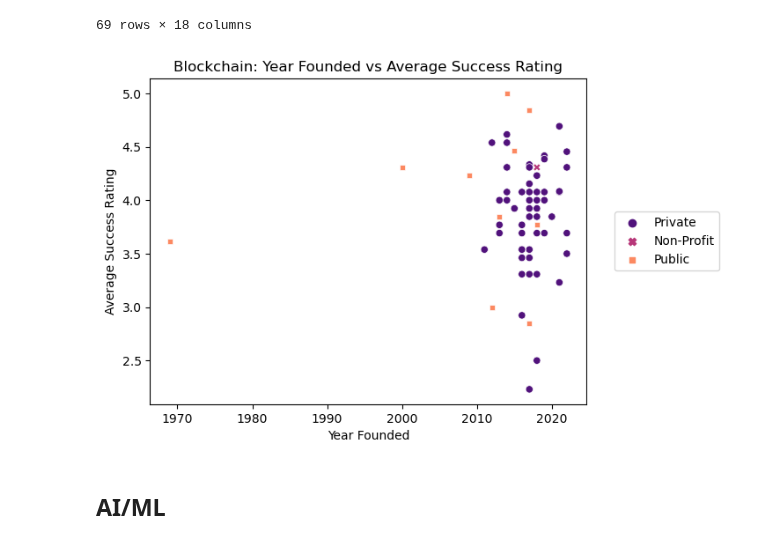
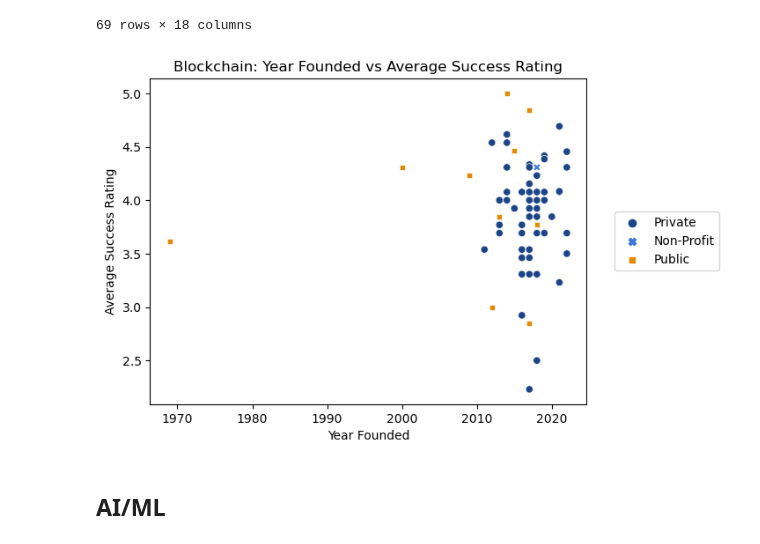
Before and after one commit to abigailmyu/futurist-analysis, a Jupyter notebook: Futurist_Analysis.ipynb, the cells around one changed output. Saved outputs shown, nothing was run; the diff lists cells and outputs as text; code cells hidden in the pictures.

```diff
--- a/Futurist_Analysis.ipynb
+++ b/Futurist_Analysis.ipynb
@@ -69,15 +65,21 @@ blockchain_success_factors
 | 209 | Unchained | Private | 2016.0 | 4.0 | 4.0 | ... |
 69 rows × 18 columns
 # %%
+# Palette (in order):
+# Primary: dark blue, light blue, orange – "#1C4587", "#3D78D8", "#E48900"
+# Secondary: yellow, light green – "#FFD966", "#93C47D"
+palette_1 = {"Private": "#1C4587", "Public": "#E48900", "Non-Profit": "#3D78D8"}
+# Unfortunately, one can't specify entire marker styles for matplotlib yet :(
+
 sns.scatterplot(data=blockchain_success_factors, x='Founded in', y='Average Success Rating',
                 hue='Public/private company', style='Public/private company',
-                palette='magma').legend(loc='center left', bbox_to_anchor=(1.05, 0.5), ncol=1)
+                palette=palette_1).legend(loc='center left', bbox_to_anchor=(1.05, 0.5), ncol=1)
 plt.title('Blockchain: Year Founded vs Average Success Rating')
 plt.xlabel('Year Founded')
 plt.ylabel('Average Success Rating')
 plt.show()
 # %% [output]
-[figure, old version]
+[figure, new version]
 # %% [markdown]
 ## AI/ML
 # %%
```
Also changed, not shown: parts of 6 cells of this notebook, 2 other files.
